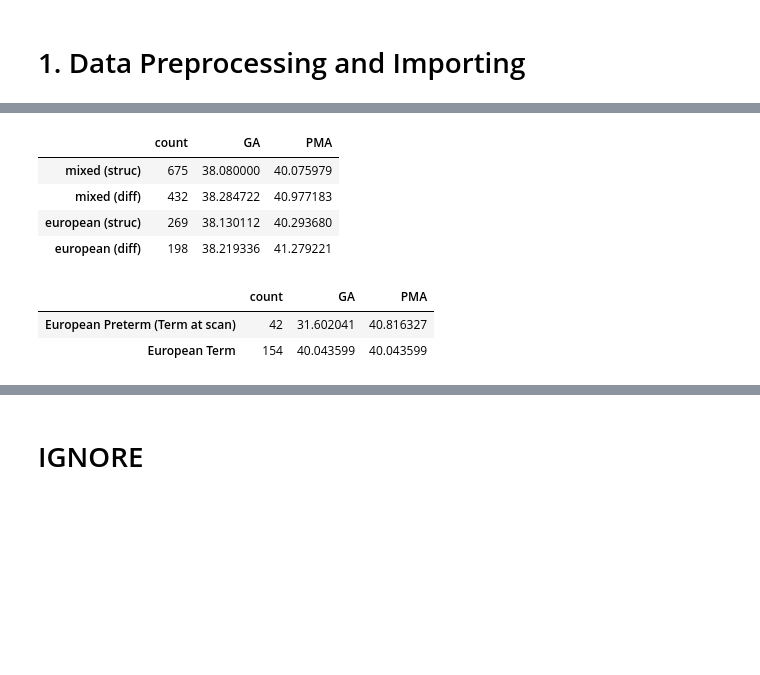
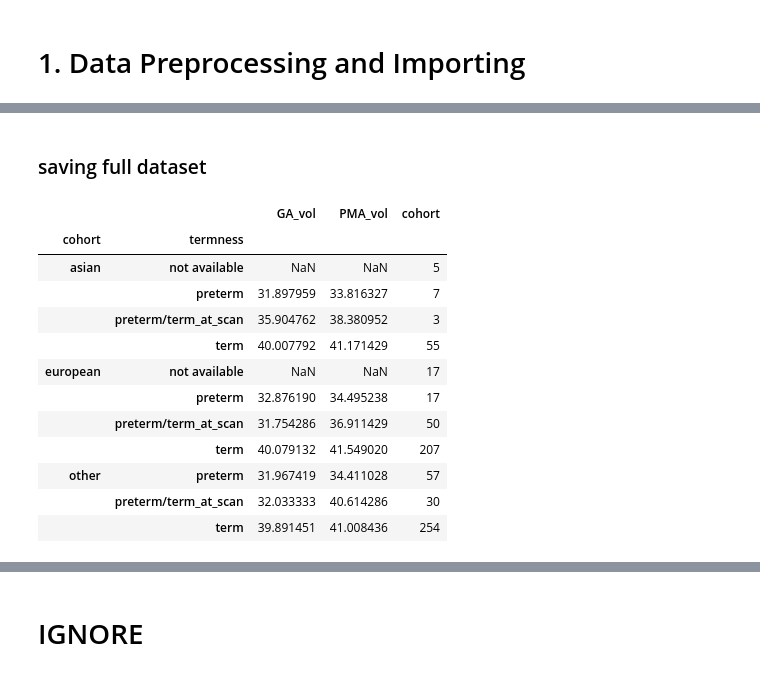
Before and after one commit to lehai-ml/schizophrenia_PRS, a Jupyter notebook: notebooks_results/dHCP/1_dHCP_data_preprocessing.ipynb, the cells around one changed output, grey strips where cells are left out. Cells and saved outputs as stored; diff of their text form; code cells hidden in the pictures; blank space fills up the shorter version.

```diff
--- a/notebooks_results/dHCP/1_dHCP_data_preprocessing.ipynb
+++ b/notebooks_results/dHCP/1_dHCP_data_preprocessing.ipynb
@@ -110,19 +131,48 @@ schizophrenia_high_scores_european.columns=['ID','PRS_1e08','PRS_1e07','PRS_1e06
+# %%
+#Reading necessary tables
+# schizophrenia_high_scores_european=data_preprocessing.read_table_from_txt('./dataset/SCZ2_lifted37_dHCP_merged_cleaned_EUROPEANS.gwas.all.score',add_EP=False)# this is the old SCZ file
+schizophrenia_high_scores_european=data_preprocessing.read_table_from_txt('./dataset/SCZ3_lifted37_dHCP_merged_cleaned_EUROPEANS_updated.gwas.all.score',add_EP=False)# this is the updated SCZ file
+schizophrenia_high_scores_european_and_asian=data_preprocessing.read_table_from_txt('./dataset/SCZ3_lifted37_dHCP_merged_cleaned_EUROPEANS_ASIAN_361.gwas.all.score',add_EP=False)# this is the SCZ file with asian and europeans
+ancestral_PCA_european=data_preprocessing.read_table_from_txt('./dataset/file3_only_europ_10pcs_pca.eigenvec',add_EP=False)
+ancestral_PCA_european_and_asian=data_preprocessing.read_table_from_txt('./dataset/euro_asian_361_file3_pca.eigenvec',add_EP=False)
+
+#european_ID and asian_ID
+european_ID=list(schizophrenia_high_scores_european['ID'])
+asian_ID=[i for i in list(schizophrenia_high_scores_european_and_asian['ID']) if i not in european_ID]
+# %%
+ancestral_PCA_european.columns=['ID']+['euro_Anc_'+i for i in ancestral_PCA_european.columns if 'PC' in i]
+ancestral_PCA_european_and_asian.columns=['ID']+['mixed_Anc_'+i for i in ancestral_PCA_european_and_asian.columns if 'PC' in i]
+
+schizophrenia_high_scores_european.columns=['ID']+['PRS_'+i for i in schizophrenia_high_scores_european.columns if i != 'ID']
+schizophrenia_high_scores_european_and_asian.columns=['ID']+['PRS_'+i for i in schizophrenia_high_scores_european_and_asian.columns if i != 'ID']
 # %%
 #Merge the diffusion with structural data together
-full_dataset=full_dataset.merge(diffusion_dataset,on='ID',suffixes=('_struc','_diff'),how='outer')
-european_full_dataset=full_dataset.merge(ancestral_PCA_european,on='ID',how='inner').merge(schizophrenia_high_scores_european,on='ID',how='inner')
+full_dataset=full_dataset.merge(diffusion_dataset,on='ID',suffixes=('_vol','_diff'),how='outer')#merging the diffusion dataset
+full_dataset = full_dataset.merge(dHCP_microstructure_info,on='ID',how='outer')# merging the microstructure dataset
+
+ancestry_PCA_combined = ancestral_PCA_european.merge(ancestral_PCA_european_and_asian,on='ID',how='outer')
+full_dataset=full_dataset.merge(ancestry_PCA_combined,on='ID',how='outer').merge(schizophrenia_high_scores_european_and_asian,on='ID',how='outer')
+
+full_dataset['cohort']=['european' if i in european_ID else 'asian' if i in asian_ID else 'other' for i in full_dataset['ID']]
-# %%
-european_full_dataset[['GA_struc','PMA_struc']].dropna().describe()
-european_full_dataset[['GA_diff','PMA_diff']].dropna().describe()
-full_dataset[['GA_struc','PMA_struc']].dropna().describe()
-full_dataset[['GA_diff','PMA_diff']].dropna().describe()
-
-pd.DataFrame({'count':[full_dataset['GA_struc'].dropna().count(),full_dataset['GA_diff'].dropna().count(),european_full_dataset['GA_struc'].dropna().count(),european_full_dataset['GA_diff'].dropna().count()],
-'GA':[full_dataset['GA_struc'].dropna().mean(),full_dataset['GA_diff'].dropna().mean(),european_full_dataset['GA_struc'].dropna().mean(),european_full_dataset['GA_diff'].dropna().mean()],
-'PMA':[full_dataset['PMA_struc'].dropna().mean(),full_dataset['PMA_diff'].dropna().mean(),european_full_dataset['PMA_struc'].dropna().mean(),european_full_dataset['PMA_diff'].dropna().mean()]},index=['mixed (struc)','mixed (diff)','european (struc)','european (diff)'])
-# %% [output]
-|  | count | GA | PMA |
-| mixed (struc) | 675 | 38.080000 | 40.075979 |
-| mixed (diff) | 432 | 38.284722 | 40.977183 |
-| european (struc) | 269 | 38.130112 | 40.293680 |
-| european (diff) | 198 | 38.219336 | 41.279221 |
+# %%
+full_dataset['termness'] = ['term' if (ga_struc >=37) | (ga_micro >=37) else 'preterm/term_at_scan' if ((ga_struc < 37) & (pma_struc>=37)) | ((ga_micro < 37) & (pma_micro>=37)) else 'preterm' if (ga_struc < 37) | (ga_micro < 37) else 'not available' for (ga_struc,pma_struc,ga_micro,pma_micro) in np.asarray(full_dataset[['GA_vol','PMA_vol','GA_micro','PMA_micro']])]
+# %% [markdown]
+### saving full dataset
+# %%
+pd.pivot_table(full_dataset,values=['GA_vol','PMA_vol'],index=['cohort','termness'],aggfunc={'cohort':np.count_nonzero,
+                                                                                   'GA_vol':np.mean,
+                                                                                   'PMA_vol':np.mean})
+# %% [output]
+|  |  | GA_vol | PMA_vol | cohort |
+| cohort | termness |  |  |  |
+| asian | not available | NaN | NaN | 5 |
+|  | preterm | 31.897959 | 33.816327 | 7 |
+|  | preterm/term_at_scan | 35.904762 | 38.380952 | 3 |
+|  | term | 40.007792 | 41.171429 | 55 |
+| european | not available | NaN | NaN | 17 |
+|  | preterm | 32.876190 | 34.495238 | 17 |
+|  | preterm/term_at_scan | 31.754286 | 36.911429 | 50 |
+|  | term | 40.079132 | 41.549020 | 207 |
+| other | preterm | 31.967419 | 34.411028 | 57 |
+|  | preterm/term_at_scan | 32.033333 | 40.614286 | 30 |
+|  | term | 39.891451 | 41.008436 | 254 |
@@ -136,9 +186 @@ european_diffusion_dataset_term=european_diffusion_dataset[european_diffusion_da
-# %%
-pd.DataFrame({'count':[european_diffusion_dataset_preterm['ID'].count(),european_diffusion_dataset_term['ID'].count()],
-'GA':[european_diffusion_dataset_preterm['GA_diff'].mean(),european_diffusion_dataset_term['GA_diff'].mean()],
-'PMA':[european_diffusion_dataset_preterm['PMA_diff'].mean(),european_diffusion_dataset_term['GA_diff'].mean()]},index=['European Preterm (Term at scan)','European Term'])
-# %% [output]
-|  | count | GA | PMA |
-| European Preterm (Term at scan) | 42 | 31.602041 | 40.816327 |
-| European Term | 154 | 40.043599 | 40.043599 |
 # %%
```
Also changed, not shown: parts of 31 cells of this notebook.
